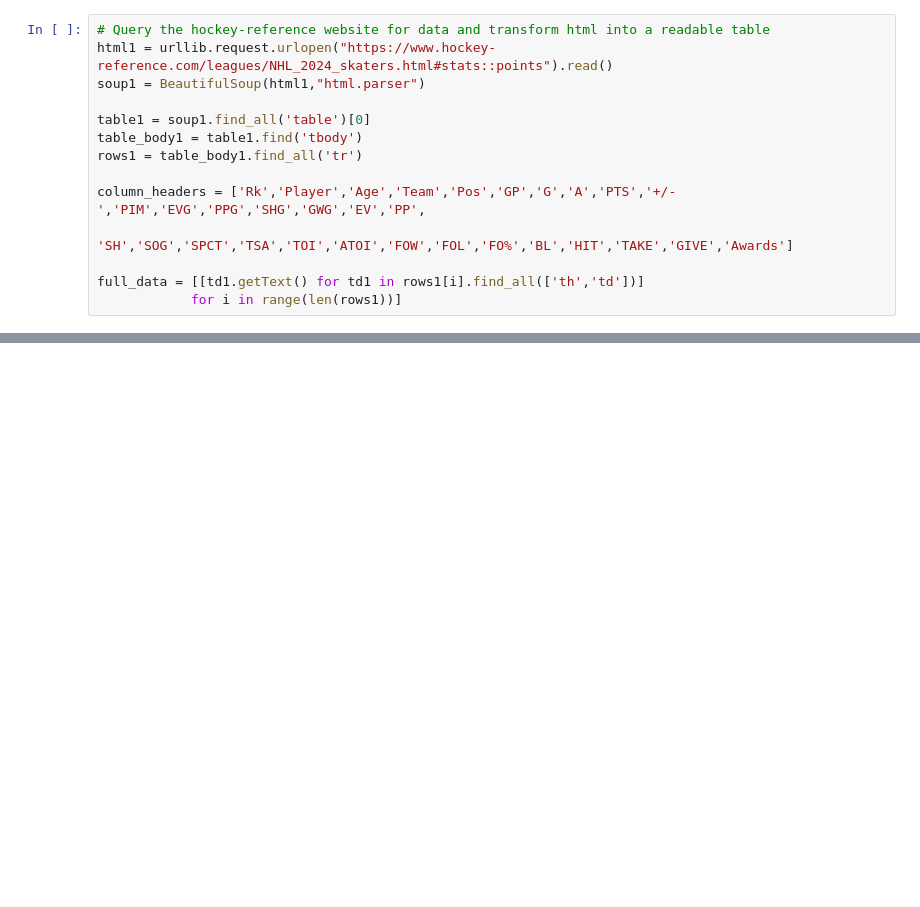
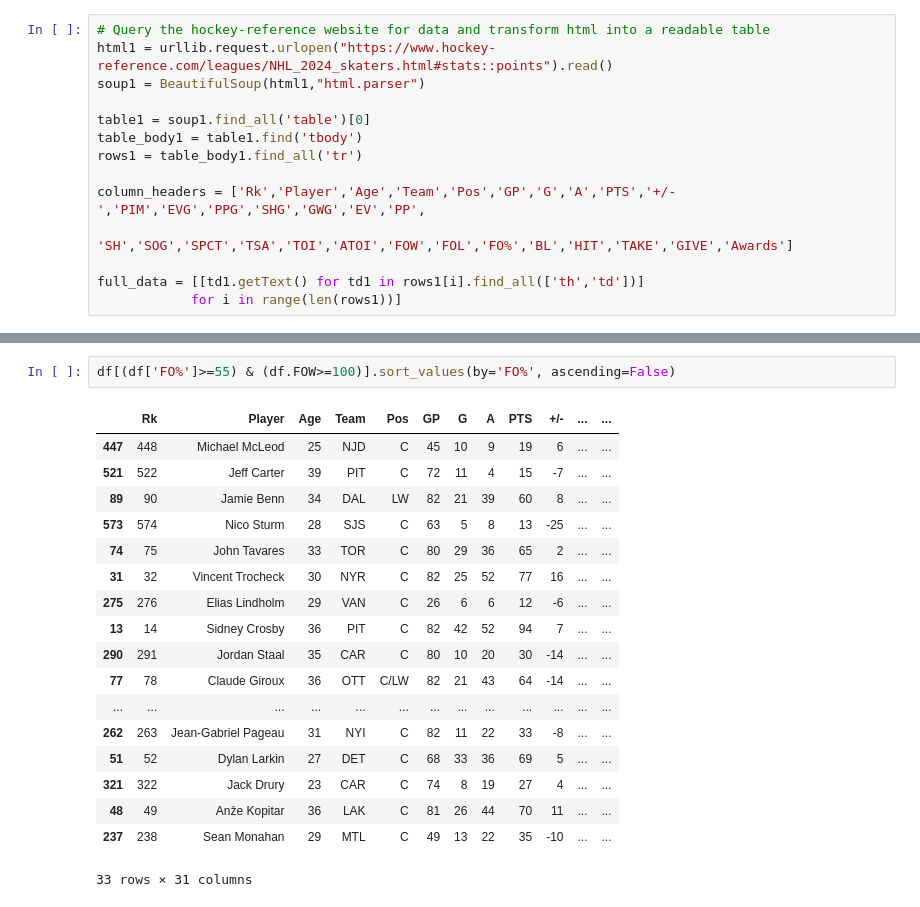
Before and after one commit to pbton/lonely_gold, a Jupyter notebook: NHL.ipynb, the cells around one changed output, grey strips where cells are left out. Cells and saved outputs as stored; diff of their text form; blank space fills up the shorter version.

```diff
--- a/NHL.ipynb
+++ b/NHL.ipynb
@@ -43,0 +62,21 @@ And there's our dataset! Looks like a few goalies slipped in, so let's clean tho
+# %%
+df[(df['FO%']>=55) & (df.FOW>=100)].sort_values(by='FO%', ascending=False)
+# %% [output]
+|  | Rk | Player | Age | Team | Pos | GP | G | A | PTS | +/- | ... | ... |
+| 447 | 448 | Michael McLeod | 25 | NJD | C | 45 | 10 | 9 | 19 | 6 | ... | ... |
+| 521 | 522 | Jeff Carter | 39 | PIT | C | 72 | 11 | 4 | 15 | -7 | ... | ... |
+| 89 | 90 | Jamie Benn | 34 | DAL | LW | 82 | 21 | 39 | 60 | 8 | ... | ... |
+| 573 | 574 | Nico Sturm | 28 | SJS | C | 63 | 5 | 8 | 13 | -25 | ... | ... |
+| 74 | 75 | John Tavares | 33 | TOR | C | 80 | 29 | 36 | 65 | 2 | ... | ... |
+| 31 | 32 | Vincent Trocheck | 30 | NYR | C | 82 | 25 | 52 | 77 | 16 | ... | ... |
+| 275 | 276 | Elias Lindholm | 29 | VAN | C | 26 | 6 | 6 | 12 | -6 | ... | ... |
+| 13 | 14 | Sidney Crosby | 36 | PIT | C | 82 | 42 | 52 | 94 | 7 | ... | ... |
+| 290 | 291 | Jordan Staal | 35 | CAR | C | 80 | 10 | 20 | 30 | -14 | ... | ... |
+| 77 | 78 | Claude Giroux | 36 | OTT | C/LW | 82 | 21 | 43 | 64 | -14 | ... | ... |
+| ... | ... | ... | ... | ... | ... | ... | ... | ... | ... | ... | ... | ... |
+| 262 | 263 | Jean-Gabriel Pageau | 31 | NYI | C | 82 | 11 | 22 | 33 | -8 | ... | ... |
+| 51 | 52 | Dylan Larkin | 27 | DET | C | 68 | 33 | 36 | 69 | 5 | ... | ... |
+| 321 | 322 | Jack Drury | 23 | CAR | C | 74 | 8 | 19 | 27 | 4 | ... | ... |
+| 48 | 49 | Anže Kopitar | 36 | LAK | C | 81 | 26 | 44 | 70 | 11 | ... | ... |
+| 237 | 238 | Sean Monahan | 29 | MTL | C | 49 | 13 | 22 | 35 | -10 | ... | ... |
+33 rows × 31 columns
```
Also changed, not shown: parts of 9 cells of this notebook.
